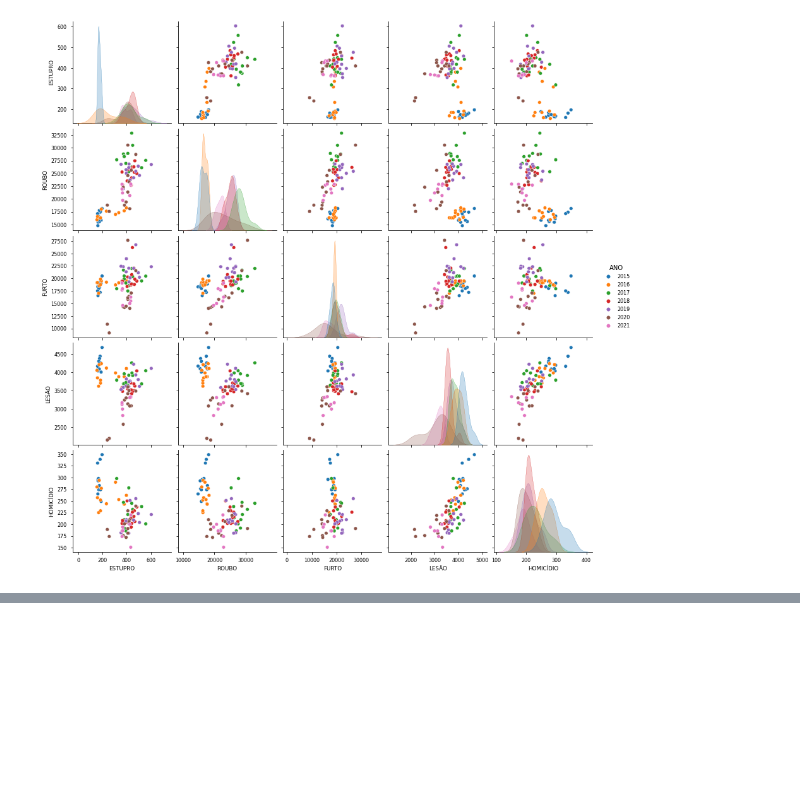
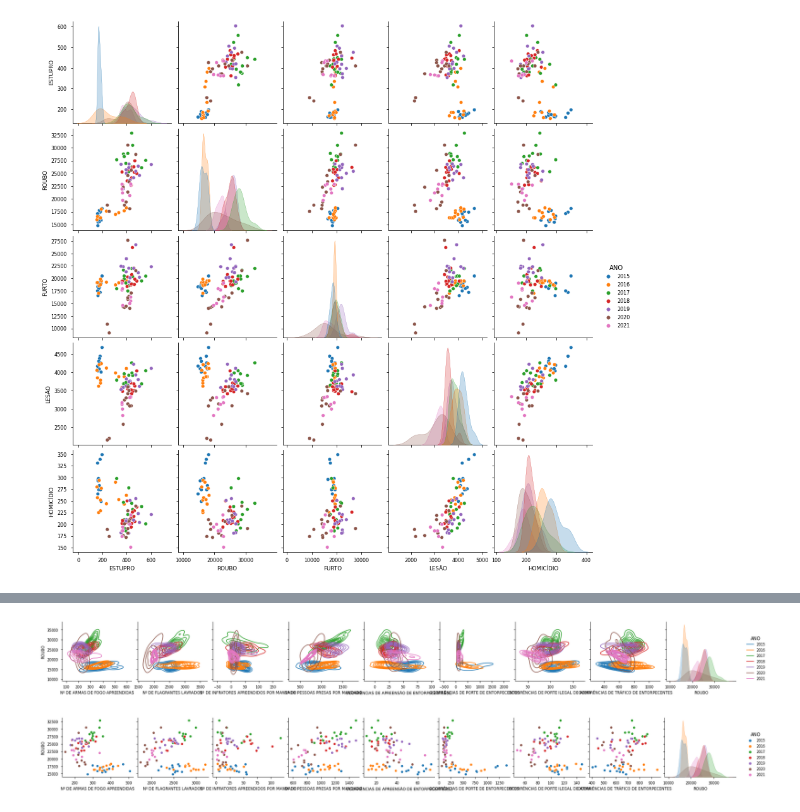
Before and after one commit to Carne-de-Pescoco/regression_course, a Jupyter notebook: notebooks/01-data_understanding-crimes.ipynb, the cells around one changed output, grey strips where cells are left out. Cells and saved outputs as stored; diff of their text form; code cells hidden in the pictures; blank space fills up the shorter version.

```diff
--- a/notebooks/01-data_understanding-crimes.ipynb
+++ b/notebooks/01-data_understanding-crimes.ipynb
@@ -134,0 +196,9 @@ sns.heatmap(corr, mask=mask, cmap=cmap, square=True, linewidths=.05, vmin=0, vma
+# %%
+feature_selection = DropCorrelatedFeatures(method='pearson', threshold=.75, missing_values='ignore')
+df_produtividade_policial_selected = feature_selection.fit_transform(df_produtividade_policial)
+
+print(f"""Grupo de variáveis correlacionadas (correlação de Pearson):
+{feature_selection.correlated_feature_sets_}
+
+Atributos que serão removidos:
+{feature_selection.features_to_drop_}""")
@@ -134,0 +226,3 @@ sns.heatmap(corr, mask=mask, cmap=cmap, square=True, linewidths=.05, vmin=0, vma
+# %%
+df_merged = pd.concat([df_produtividade_policial_selected, df_crime_consolidado[['ROUBO']]], axis=1)
+df_merged.head()
@@ -134,0 +236,8 @@ sns.heatmap(corr, mask=mask, cmap=cmap, square=True, linewidths=.05, vmin=0, vma
+# %%
+sns.pairplot(df_merged.drop(columns=['MES']), hue='ANO', y_vars=['ROUBO'], kind='kde');
+# %% [output]
+[figure, added]
+# %%
+sns.pairplot(df_merged.drop(columns=['MES']), hue='ANO', y_vars=['ROUBO'], kind='scatter');
+# %% [output]
+[figure, added]
```
Also changed, not shown: parts of 12 cells of this notebook, 1 other file.
